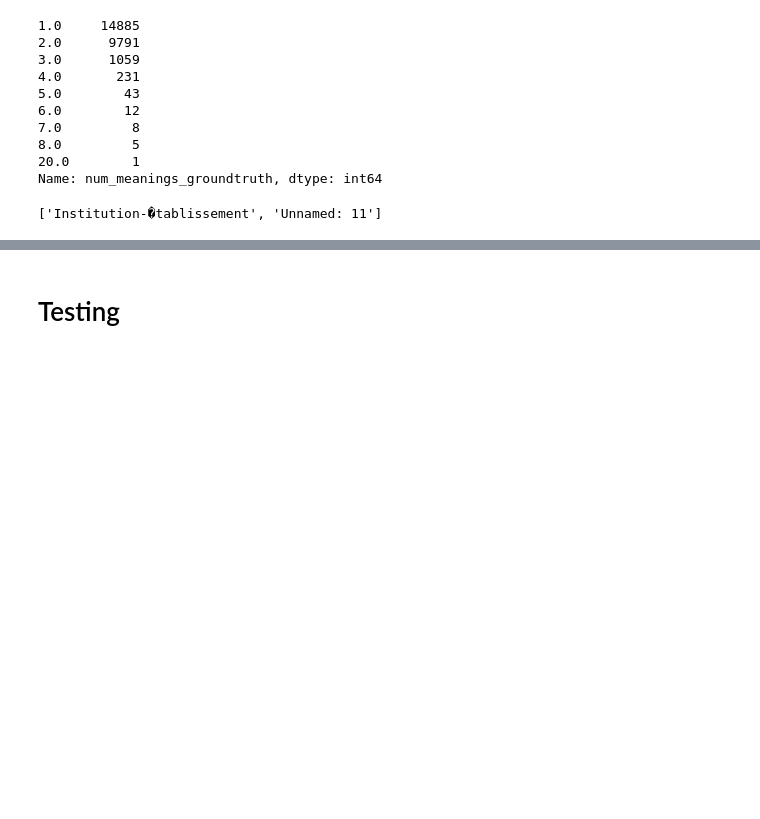
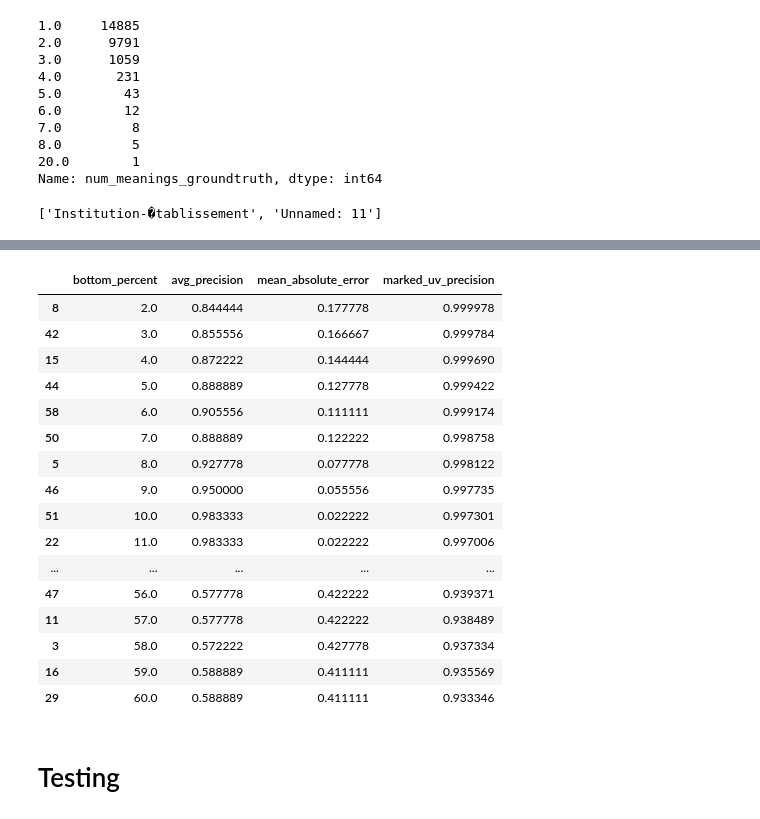
Before and after one commit to northeastern-datalab/domain_net, a Jupyter notebook: network_analysis/semantic_type_propagation.ipynb, the cells around one changed output, grey strips where cells are left out. Cells and saved outputs as stored; diff of their text form; code cells hidden in the pictures; blank space fills up the shorter version.

Commit message:
Threshold number of meanings experiment

```diff
--- a/network_analysis/semantic_type_propagation.ipynb
+++ b/network_analysis/semantic_type_propagation.ipynb
@@ -521,3 +544,52 @@ utils.graph_helpers.get_cell_node_column_names(G, 'Manitoba Hydro')
+# %%
+for p in tqdm(glob(output_dir+'*/')):
+    # Load the output.json from each threshold
+    with open(p+'output.json') as json_file:
+        out_dict = json.load(json_file)
+
+    # Construct a dataframe with the evaluation for each threshold
+    df_loc = utils.num_meanings.process_num_meanings_df(df.copy(), out_dict, G)
+
+    # Save the dataframe in the same path
+    df_loc.to_pickle(p+'df_processed.pickle')
+# %%
+evaluation_dict = {'bottom_percent': [], 'avg_precision': [], 'mean_absolute_error': [], 'marked_uv_precision': []}
+for p in tqdm(glob(output_dir+'*/')):
+    df_tmp = pd.read_pickle(p+'df_processed.pickle')
+
+    with open(p+'args.json') as json_file:
+        args = json.load(json_file)
+
+    bottom_percent = args['bottom_percent']
+    avg_precision = df_tmp['is_num_meanings_correct'].value_counts()[True] / len(df_tmp.index)
+    mae = abs(df_tmp['num_meanings'] - df_tmp['num_meanings_groundtruth']).mean()
+    marked_uv_precision = df_tmp['marked_unambiguous_values_precision'].mean()
+
+    evaluation_dict['bottom_percent'].append(bottom_percent)
+    evaluation_dict['avg_precision'].append(avg_precision)
+    evaluation_dict['mean_absolute_error'].append(mae)
+    evaluation_dict['marked_uv_precision'].append(marked_uv_precision)
+
+evaluation_df = pd.DataFrame.from_dict(evaluation_dict).sort_values(by='bottom_percent')
+evaluation_df
+# %% [output]
+|  | bottom_percent | avg_precision | mean_absolute_error | marked_uv_precision |
+| 8 | 2.0 | 0.844444 | 0.177778 | 0.999978 |
+| 42 | 3.0 | 0.855556 | 0.166667 | 0.999784 |
+| 15 | 4.0 | 0.872222 | 0.144444 | 0.999690 |
+| 44 | 5.0 | 0.888889 | 0.127778 | 0.999422 |
+| 58 | 6.0 | 0.905556 | 0.111111 | 0.999174 |
+| 50 | 7.0 | 0.888889 | 0.122222 | 0.998758 |
+| 5 | 8.0 | 0.927778 | 0.077778 | 0.998122 |
+| 46 | 9.0 | 0.950000 | 0.055556 | 0.997735 |
+| 51 | 10.0 | 0.983333 | 0.022222 | 0.997301 |
+| 22 | 11.0 | 0.983333 | 0.022222 | 0.997006 |
+| ... | ... | ... | ... | ... |
+| 47 | 56.0 | 0.577778 | 0.422222 | 0.939371 |
+| 11 | 57.0 | 0.577778 | 0.422222 | 0.938489 |
+| 3 | 58.0 | 0.572222 | 0.427778 | 0.937334 |
+| 16 | 59.0 | 0.588889 | 0.411111 | 0.935569 |
+| 29 | 60.0 | 0.588889 | 0.411111 | 0.933346 |
 # %% [markdown]
 # Testing
 # %%
```
Also changed, not shown: parts of 4 cells of this notebook, 1 other file.
